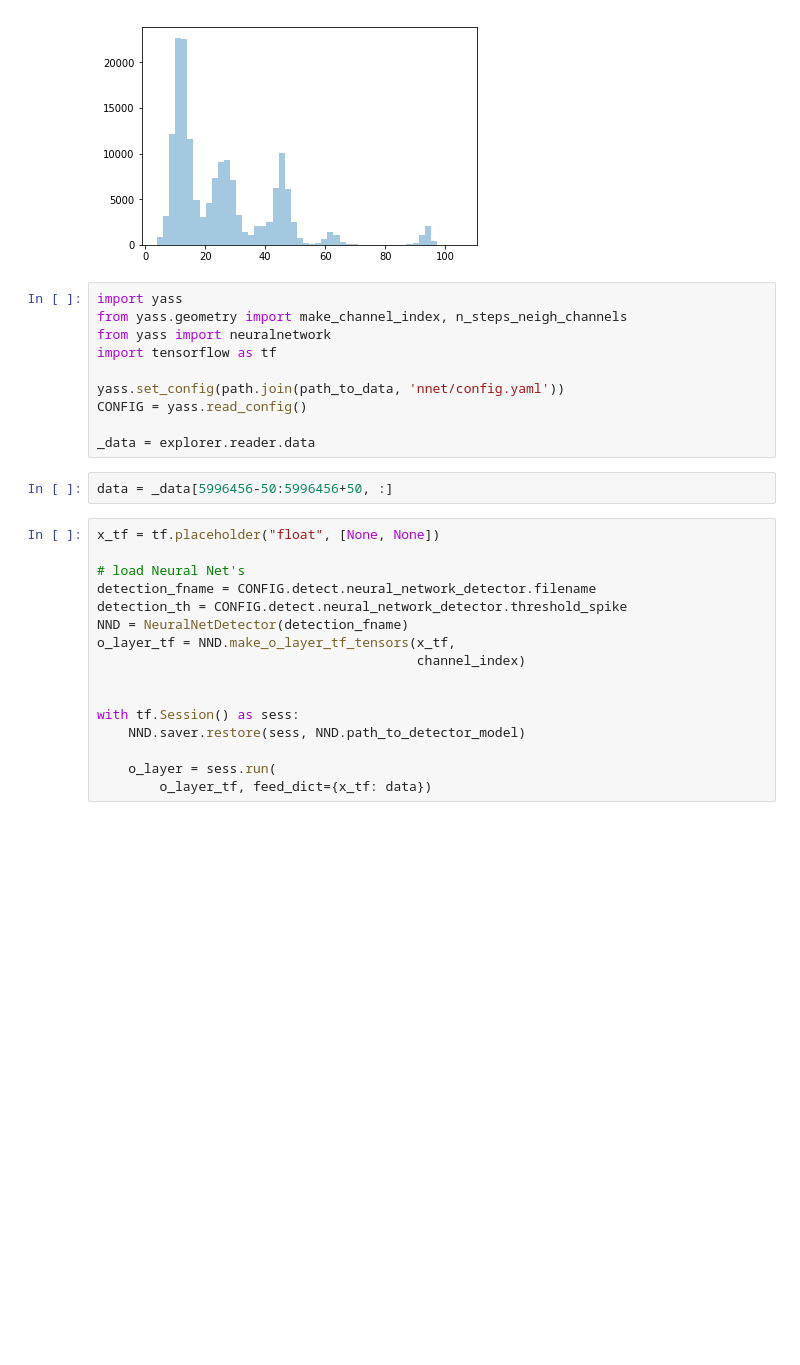
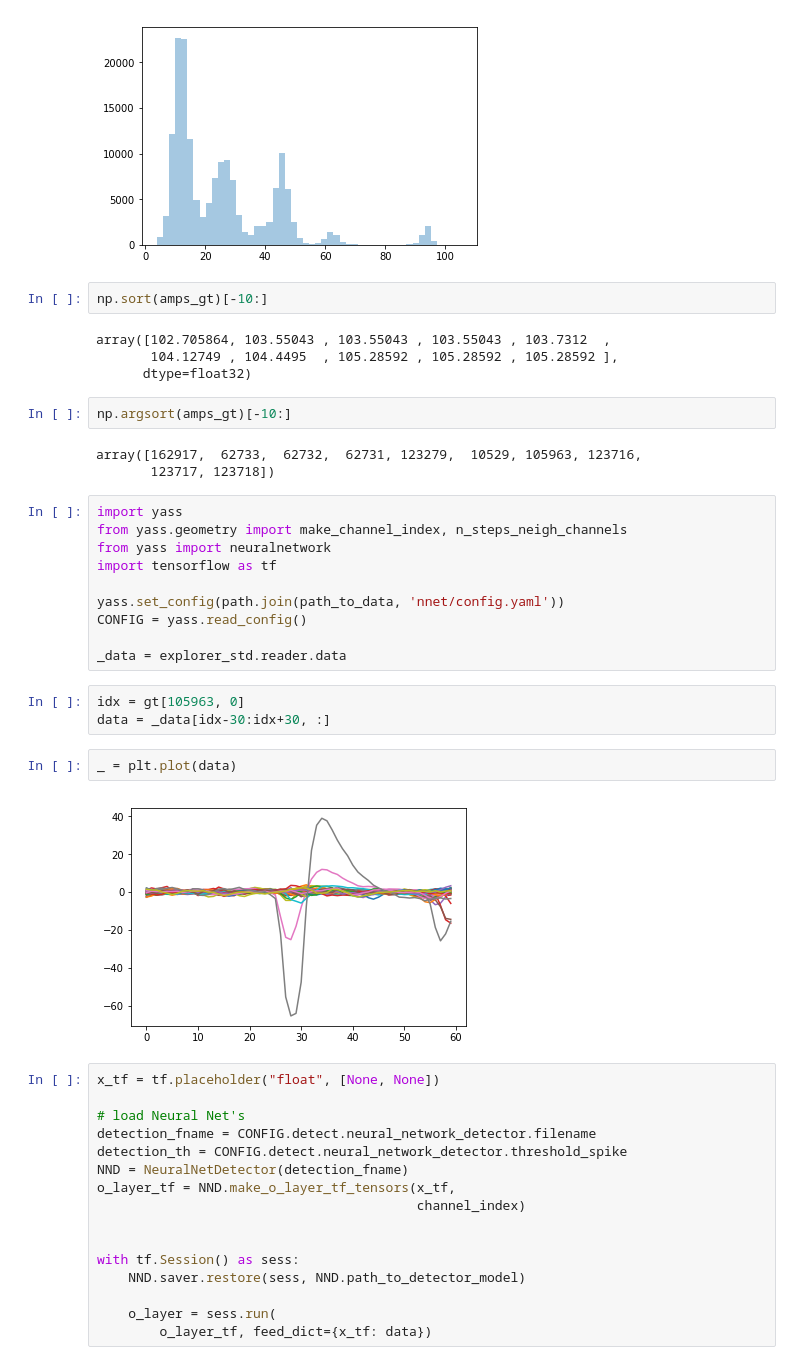
Before and after one commit to edublancas/yass-private, a Jupyter notebook: nnet/nnet viz.ipynb, the cells around one changed output. Saved outputs shown, nothing was run; the diff lists cells and outputs as text; blank space fills up the shorter version.

```diff
--- a/nnet/nnet viz.ipynb
+++ b/nnet/nnet viz.ipynb
@@ -124,6 +124,17 @@ sns.distplot(amps_gt, kde=False)
 # %% [output]
 <matplotlib.axes._subplots.AxesSubplot at 0x...>
 [figure]
+# %%
+np.sort(amps_gt)[-10:]
+# %% [output]
+array([102.705864, 103.55043 , 103.55043 , 103.55043 , 103.7312  ,
+       104.12749 , 104.4495  , 105.28592 , 105.28592 , 105.28592 ],
+      dtype=float32)
+# %%
+np.argsort(amps_gt)[-10:]
+# %% [output]
+array([162917,  62733,  62732,  62731, 123279,  10529, 105963, 123716,
+       123717, 123718])
 # %%
 import yass
 from yass.geometry import make_channel_index, n_steps_neigh_channels
@@ -133,9 +144,14 @@ import tensorflow as tf
 yass.set_config(path.join(path_to_data, 'nnet/config.yaml'))
 CONFIG = yass.read_config()
 
-_data = explorer.reader.data
+_data = explorer_std.reader.data
-# %%
-data = _data[5996456-50:5996456+50, :]
+# %%
+idx = gt[105963, 0]
+data = _data[idx-30:idx+30, :]
+# %%
+_ = plt.plot(data)
+# %% [output]
+[figure, added]
 # %%
 x_tf = tf.placeholder("float", [None, None])
 
```
Also changed, not shown: parts of 5 cells of this notebook.
